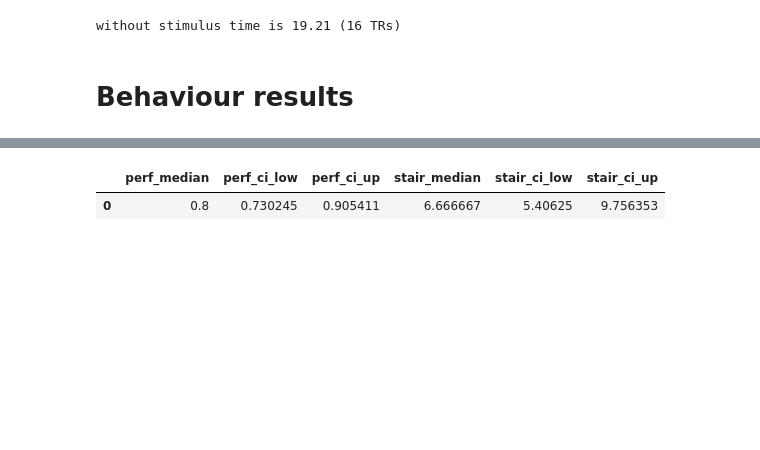
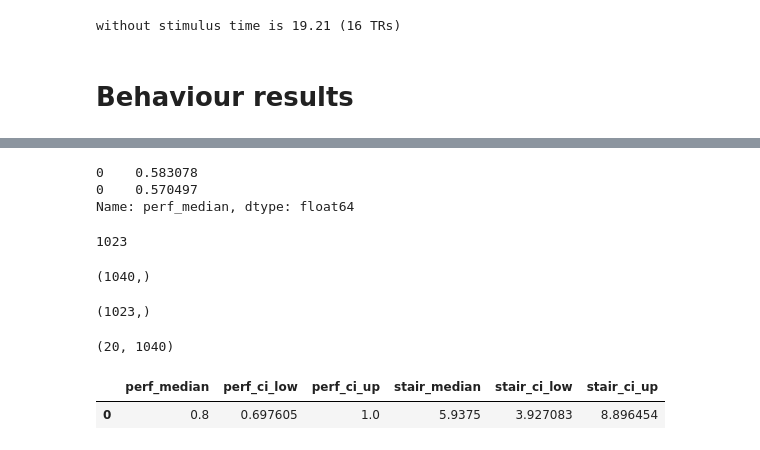
Before and after one commit to mszinte/pRF_analysis, a Jupyter notebook: RetinoMaps/dev/paper.ipynb, the cells around one changed output, grey strips where cells are left out. Saved outputs shown, nothing was run; the diff lists cells and outputs as text; code cells hidden in the pictures; blank space fills up the shorter version.

```diff
--- a/RetinoMaps/dev/paper.ipynb
+++ b/RetinoMaps/dev/paper.ipynb
@@ -146,0 +475,18 @@ for n_run in range(n_runs_prf):
+# %%
+filtered_perf_data.perf_median
+# %% [output]
+0    0.583078
+0    0.570497
+Name: perf_median, dtype: float64
+# %%
+ perf_runs_median[~np.isnan(perf_runs_median)].shape[0]
+# %% [output]
+1023
+# %%
+perf_runs_median.shape
+# %% [output]
+(1040,)
+# %%
+perf_runs_median[~np.isnan(perf_runs_median)].shape
+# %% [output]
+(1023,)
@@ -147,3 +495,14 @@ for n_run in range(n_runs_prf):
+# %%
+perf_runs.shape
+# %% [output]
+(20, 1040)
+# %%
+df_prf_beh2 = pd.DataFrame([df_prf_beh.median(axis=0)], columns=df_prf_beh.columns)
+# %%
+df_prf_beh2
+# %% [output]
+|  | perf_median | perf_ci_low | perf_ci_up | stair_median | stair_ci_low | stair_ci_up |
+| 0 | 0.8 | 0.697605 | 1.0 | 5.9375 | 3.927083 | 8.896454 |
 # %%
 # Make DF
 # perf
@@ -164,8 +523,3 @@ beh_df['perf_ci_up'] = [perf_ci_up]
 beh_df['stair_median'] = [stair_median]
 beh_df['stair_ci_low'] = [stair_ci_low]
 beh_df['stair_ci_up'] = [stair_ci_up]
-# %%
-beh_df
-# %% [output]
-|  | perf_median | perf_ci_low | perf_ci_up | stair_median | stair_ci_low | stair_ci_up |
-| 0 | 0.8 | 0.730245 | 0.905411 | 6.666667 | 5.40625 | 9.756353 |
```
Also changed, not shown: parts of 18 cells of this notebook, 2 other files.
